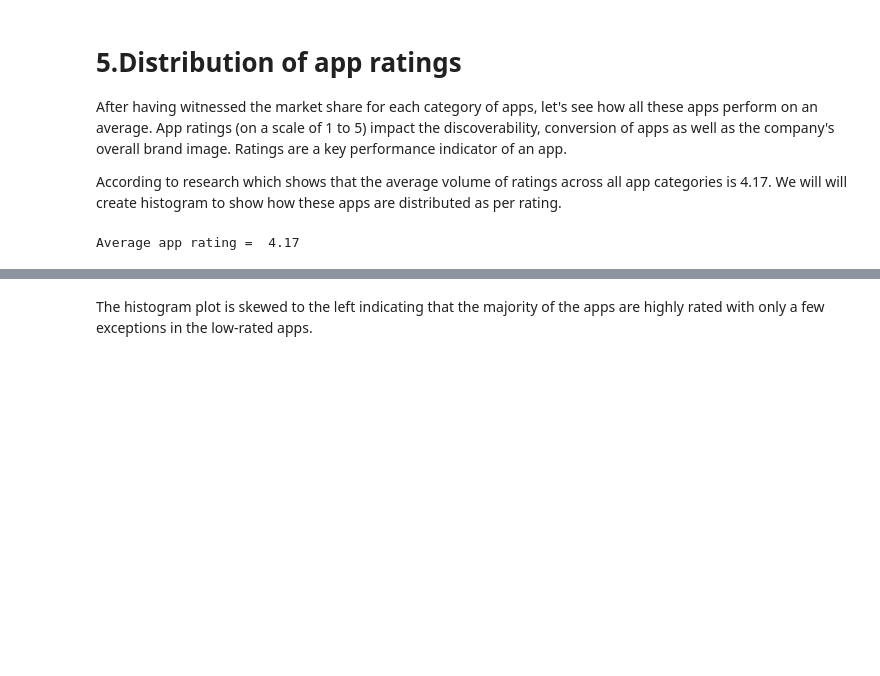
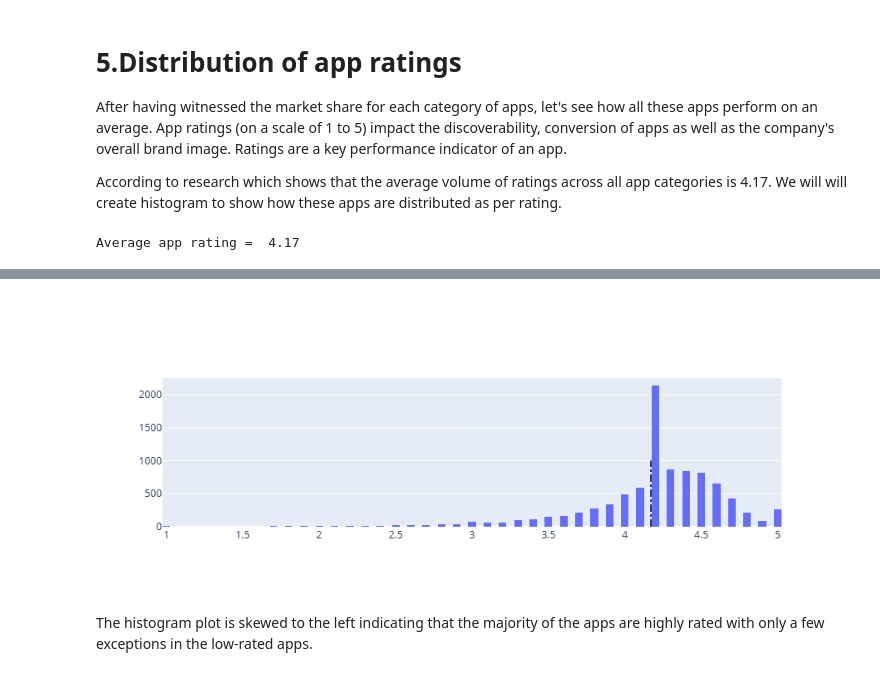
Before and after one commit to JOSHUA-KINYWA/Apps, a Jupyter notebook: AppAnalysis.ipynb, the cells around one changed output, grey strips where cells are left out. Drawn from its saved outputs; the diff is of its cells as text; code cells hidden in the pictures; blank space fills up the shorter version.

```diff
--- a/AppAnalysis.ipynb
+++ b/AppAnalysis.ipynb
@@ -230,24 +204,25 @@ According to research which shows that the average volume of ratings across all
 # %%
 # Average rating of apps
 avg_app_rating = 4.17
-print('Average app rating = ', avg_app_rating)
+print("Average app rating = ", avg_app_rating)
 
 # Distribution of apps according to their ratings
-data = [go.Histogram(
-        x = df_google['Rating']
-)]
+data = [go.Histogram(x=df_google["Rating"])]
 
 # Vertical dashed line to indicate the average app rating
-layout = {'shapes': [{
-              'type' :'line',
-              'x0': avg_app_rating,
-              'y0': 0,
-              'x1': avg_app_rating,
-              'y1': 1000,
-              'line': { 'dash': 'dashdot'}
-          }]
-          }
+layout = {
+    "shapes": [
+        {
+            "type": "line",
+            "x0": avg_app_rating,
+            "y0": 0,
+            "x1": avg_app_rating,
+            "y1": 1000,
+            "line": {"dash": "dashdot"},
+        }
+    ]
+}
 
-plotly.offline.iplot({'data': data, 'layout': layout})
+plotly.offline.iplot({"data": data, "layout": layout})
 # %% [output]
 Average app rating =  4.17
@@ -255,3 +229,4 @@ Average app rating =  4.17
+[figure, added]
 # %% [markdown]
  The histogram plot is skewed to the left indicating that the majority of the apps are highly rated with only a few exceptions in the low-rated apps.
 # %% [markdown]
```
Also changed, not shown: parts of 14 cells of this notebook, 5 other files.
